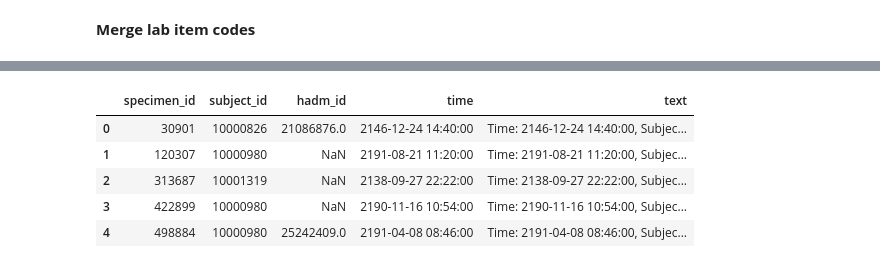
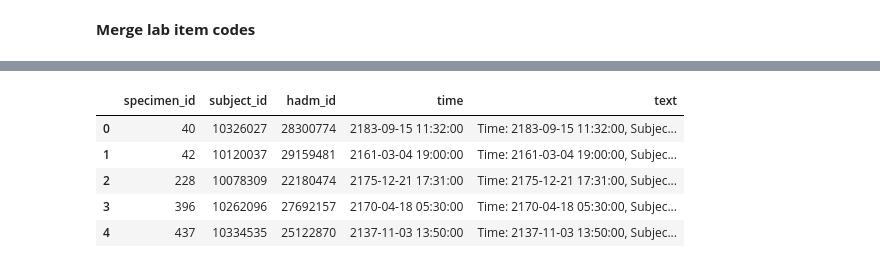
Before and after one commit to vrothenbergUCSD/CSE291Project, a Jupyter notebook: dataset_construction.ipynb, the cells around one changed output, grey strips where cells are left out. Saved outputs shown, nothing was run; the diff lists cells and outputs as text; code cells hidden in the pictures.

```diff
--- a/dataset_construction.ipynb
+++ b/dataset_construction.ipynb
@@ -83,0 +157,8 @@ labevents_df.head()
+# %%
+# labevents_df = pd.read_csv(mimic_hosp_dir + '/labevents.csv', nrows=10000)
+chunks = pd.read_csv(mimic_hosp_dir + '/labevents.csv', chunksize=chunk_size)
+filtered_chunks = [process_chunk(chunk) for chunk in chunks]
+labevents_df = pd.concat(filtered_chunks, ignore_index=True)
+labevents_df['charttime'] = pd.to_datetime(labevents_df['charttime'])
+labevents_df['storetime'] = pd.to_datetime(labevents_df['storetime'])
+labevents_df
@@ -113,0 +201,4 @@ labmerge_df.head()
+# %%
+# Merge labmerge_df with admissions_df on subject_id
+merged_df = pd.merge(labmerge_df, admissions_df[['subject_id', 'hadm_id', 'admittime', 'dischtime']], on='subject_id', how='left')
+merged_df.head()
@@ -113,0 +213,8 @@ labmerge_df.head()
+# %%
+# Calculate the absolute time differences
+merged_df['time_diff_admit'] = (merged_df['charttime'] - merged_df['admittime']).abs()
+merged_df['time_diff_disch'] = (merged_df['charttime'] - merged_df['dischtime']).abs()
+
+# Sum the differences to get a single measure of 'closeness'
+merged_df['total_time_diff'] = merged_df['time_diff_admit'] + merged_df['time_diff_disch']
+merged_df.head()
@@ -113,0 +229,12 @@ labmerge_df.head()
+# %%
+# Now sort by this total_time_diff and drop duplicates to get the closest admission per lab event
+labmerge_df = merged_df.sort_values(by='total_time_diff').drop_duplicates(subset=['labevent_id'], keep='first')
+
+cols = ['labevent_id', 'subject_id', 'specimen_id', 'itemid', 'charttime', 'storetime', 'value', 'valuenum',
+       'valueuom', 'ref_range_lower', 'ref_range_upper', 'flag', 'priority',
+       'comments', 'label', 'fluid', 'category', 'hadm_id_y']
+# Print or view the DataFrame to verify the results
+labmerge_df = labmerge_df[cols]
+labmerge_df['hadm_id'] = labmerge_df['hadm_id_y']
+labmerge_df.drop(columns=['hadm_id_y'], inplace=True)
+labmerge_df.head()
@@ -114,36 +248,37 @@ labmerge_df.head()
 # %%
 def create_grouped_text_entry(group):
     specimen_id = group.name
+    group = group.copy().sort_index()
     for index, row in group.iterrows():
         subject_id = row['subject_id']
         hadm_id = row['hadm_id']
         charttime = row['charttime']
         i = index
         break
 
     text_entries = f"Time: {charttime}, Subject ID: {subject_id}, HAdm ID: {hadm_id}, Specimen ID: {specimen_id}, Lab Tests:"
     # Append details for each test in the group
     for index, row in group.iterrows():
         test_details = (f"\nTest [{index-i+1}]: {row['label']} ({row['category']} - {row['fluid']}), "
                         f"Value: {row['value']} {row['valueuom'] if pd.notna(row['valueuom']) else ''} "
                         f"(Range: [{row['ref_range_lower']}, {row['ref_range_upper']}]), "
-                        f"Flag: {row['flag']}, Priority: {row['priority']}{', Comments: ' + row['comments'] if pd.notna(row['comments']) else ''};")
+                        f"{'Flag: ' + row['flag'] if pd.notna(row['flag']) else ''}, Priority: {row['priority']}{', Comments: ' + row['comments'] if pd.notna(row['comments']) else ''};")
         text_entries += test_details
 
     return specimen_id, subject_id, hadm_id, charttime, text_entries
 
 # Assuming labmerge_filtered is your original dataframe
 grouped_data = labmerge_df.groupby('specimen_id').apply(create_grouped_text_entry)
 
 # Convert the series of tuples into a DataFrame
 lab_journal_df = pd.DataFrame(grouped_data.tolist(), columns=['specimen_id', 'subject_id', 'hadm_id', 'time', 'text'])
 
 # Display the resulting DataFrame
 lab_journal_df.head()
 # %% [output]
 |  | specimen_id | subject_id | hadm_id | time | text |
-| 0 | 30901 | 10000826 | 21086876.0 | 2146-12-24 14:40:00 | Time: 2146-12-24 14:40:00, Subjec... |
-| 1 | 120307 | 10000980 | NaN | 2191-08-21 11:20:00 | Time: 2191-08-21 11:20:00, Subjec... |
-| 2 | 313687 | 10001319 | NaN | 2138-09-27 22:22:00 | Time: 2138-09-27 22:22:00, Subjec... |
-| 3 | 422899 | 10000980 | NaN | 2190-11-16 10:54:00 | Time: 2190-11-16 10:54:00, Subjec... |
-| 4 | 498884 | 10000980 | 25242409.0 | 2191-04-08 08:46:00 | Time: 2191-04-08 08:46:00, Subjec... |
+| 0 | 40 | 10326027 | 28300774 | 2183-09-15 11:32:00 | Time: 2183-09-15 11:32:00, Subjec... |
+| 1 | 42 | 10120037 | 29159481 | 2161-03-04 19:00:00 | Time: 2161-03-04 19:00:00, Subjec... |
+| 2 | 228 | 10078309 | 22180474 | 2175-12-21 17:31:00 | Time: 2175-12-21 17:31:00, Subjec... |
+| 3 | 396 | 10262096 | 27692157 | 2170-04-18 05:30:00 | Time: 2170-04-18 05:30:00, Subjec... |
+| 4 | 437 | 10334535 | 25122870 | 2137-11-03 13:50:00 | Time: 2137-11-03 13:50:00, Subjec... |
```
Also changed, not shown: parts of 60 cells of this notebook, 1 other file.
